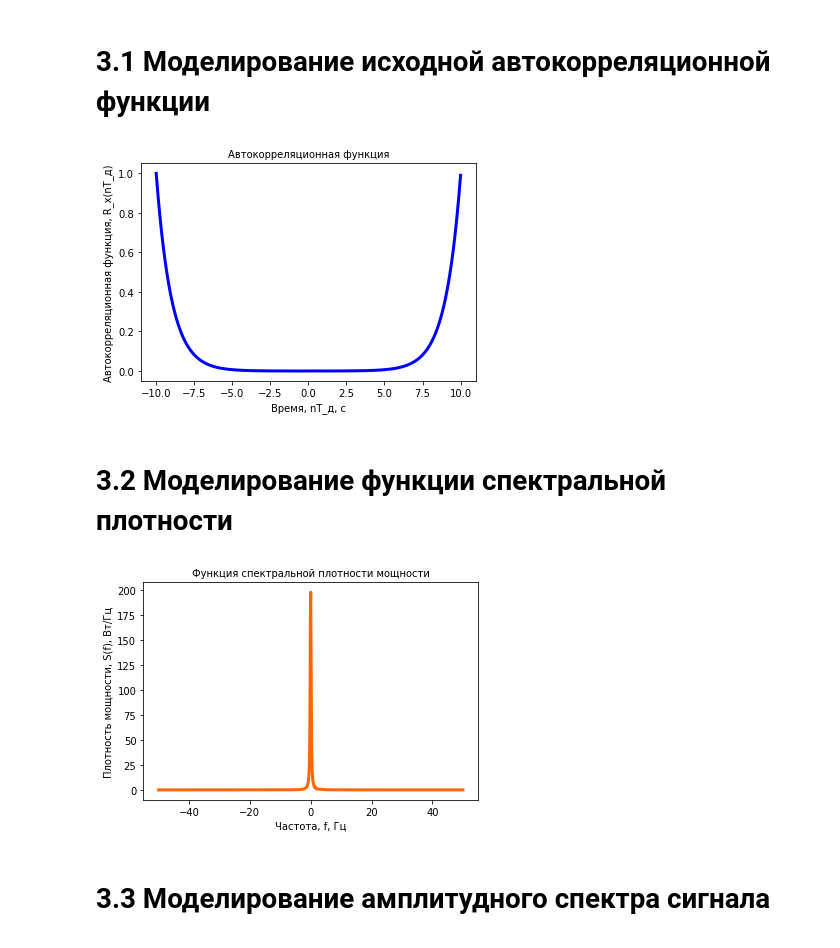
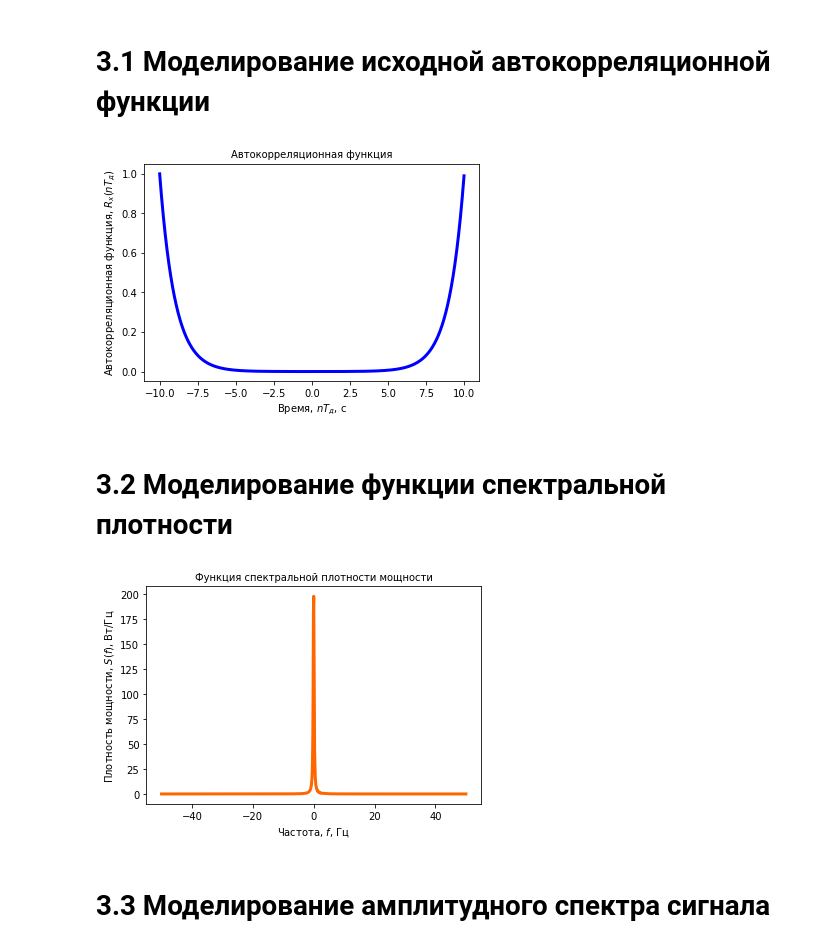
Before and after one commit to SakuraOneLove/DSP-2020, a Jupyter notebook: 8.ipynb, the cells around one changed output. Saved outputs shown, nothing was run; the diff lists cells and outputs as text; code cells hidden in the pictures.

```diff
--- a/8.ipynb
+++ b/8.ipynb
@@ -126,24 +126,24 @@ plt.show()
 # %%
 # Моделирование исходной АКФ
 # Формирование АКФ
 dt = 10 # Длительность сигнала
 N = 1001 # Количество отсчетов сигнала
 td = dt / (N - 1) # Период дискретизации
 NN = np.dot(2, N) - 1 # Количество точек АКФ
 t = np.linspace(-dt, dt, NN) # Область определения
 sACF0 = np.exp(-t[0:NN-N+1]);
 sACF0 = sACF0 / np.amax(sACF0)
 sACF = np.concatenate([sACF0[0:], np.flip(sACF0[1:])]) # Формирование значений
 
 # Формирование графика
 plt.plot(t, sACF, color=tColor, linewidth=3)
 
 plt.title("Автокорреляционная функция", fontname="Liberation Serif", fontsize=10)   # Заголовок
-plt.xlabel("Время, nT_д, с", fontname="Liberation Serif", fontsize=10)   # Надпись оси абсцисс
-plt.ylabel("Автокорреляционная функция, R_x(nT_д)", fontname="Liberation Serif", fontsize=10)    # Надпись оси ординат
+plt.xlabel("Время, $\mathit{nT_д}$, с", fontname="Liberation Serif", fontsize=10)   # Надпись оси абсцисс
+plt.ylabel("Автокорреляционная функция, $\mathit{R_x(nT_д)}$", fontname="Liberation Serif", fontsize=10)    # Надпись оси ординат
 plt.show()    # Отрисовка графика
 # %% [output]
-[figure, old version]
+[figure, new version]
 # %% [markdown]
 # 3.2 Моделирование функции спектральной плотности
 # %%
@@ -157,11 +157,11 @@ aFSPM = signal.decimate(aFSPM0, 2)
 plt.plot(f, np.absolute(np.fft.fftshift(aFSPM)), color=fColor, linewidth=3)
 
 plt.title("Функция спектральной плотности мощности", fontname="Liberation Serif", fontsize=10)   # Заголовок
-plt.xlabel("Частота, f, Гц", fontname="Liberation Serif", fontsize=10)    # Надпись оси абсцисс
-plt.ylabel("Плотность мощности, S(f), Вт/Гц", fontname="Liberation Serif", fontsize=10)    # Надпись оси ординат
+plt.xlabel("Частота, $\mathit{f}$, Гц", fontname="Liberation Serif", fontsize=10)    # Надпись оси абсцисс
+plt.ylabel("Плотность мощности, $\mathit{S(f)}$, Вт/Гц", fontname="Liberation Serif", fontsize=10)    # Надпись оси ординат
 plt.show()    # Отрисовка графика
 # %% [output]
-[figure, old version]
+[figure, new version]
 # %% [markdown]
 # 3.3 Моделирование амплитудного спектра сигнала
 # %%
```
Also changed, not shown: parts of 7 cells of this notebook.
